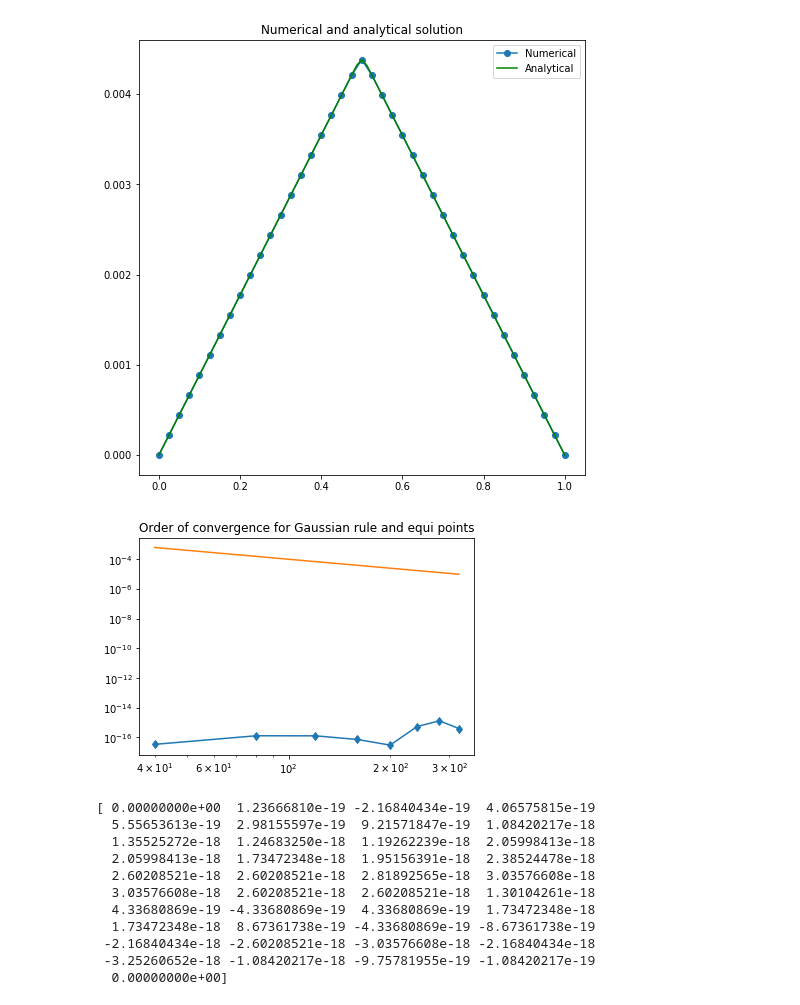
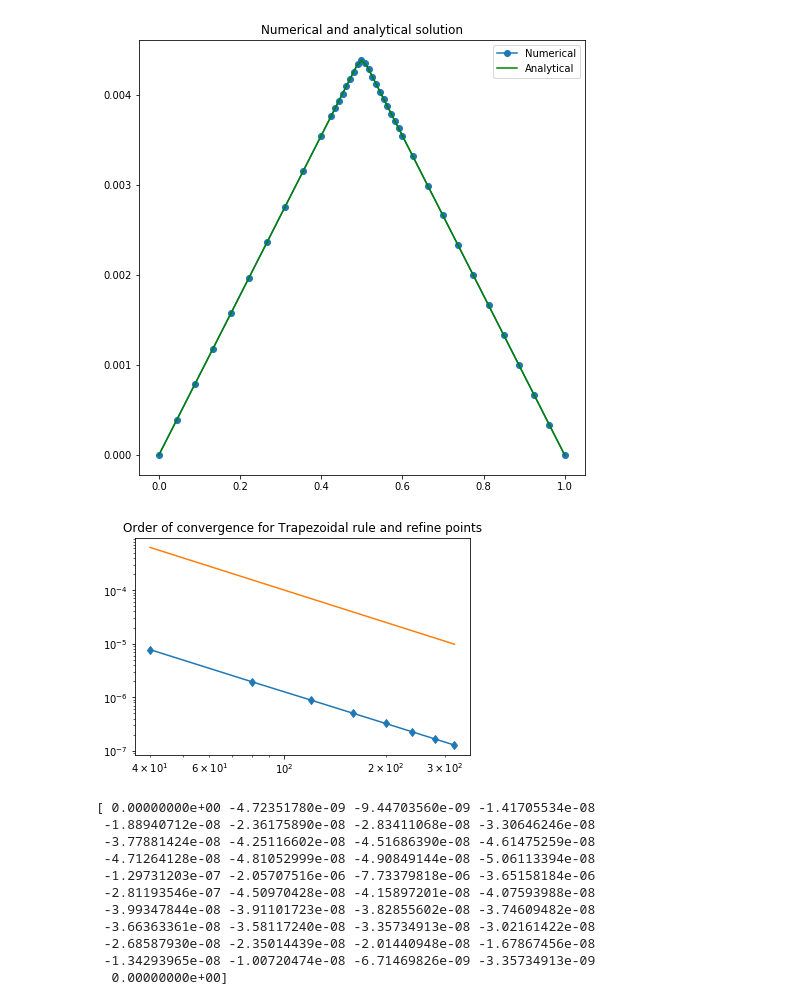
Before and after one commit to fdrmrc/HigherNumericalMathematicsPS, a Jupyter notebook: Sheet6/FEM_Poisson.ipynb, the cells around one changed output. Saved outputs shown, nothing was run; the diff lists cells and outputs as text; code cells hidden in the pictures.

Commit message:
Add comments on refinement

```diff
--- a/Sheet6/FEM_Poisson.ipynb
+++ b/Sheet6/FEM_Poisson.ipynb
@@ -2,10 +2,10 @@
 import numpy as np
 import matplotlib.pyplot as plt
 import scipy.integrate as integrate
-from scipy import interpolate
 from scipy.special import erf
 from math import pi
-
+import warnings
+warnings.filterwarnings('ignore')
 
 def rhs1(x):
     return np.sin(pi*x)
@@ -60,7 +60,7 @@ def load_vector(M,rhs,x,quadrature):
 rhs = rhs2
 ###########################
 
-M = 50
+M = 40
 h = 1/M
 x = np.linspace(0,1,M+1)
 A = -np.diag(np.ones(M-2),-1) + 2*np.diag(np.ones(M-1)) - np.diag(np.ones(M-2),+1)
@@ -130,13 +180,14 @@ def nodegen(M,nodtype):
             # parabolic distribution of nodes
             x[i] =((i)/(M))**2
     elif nodtype == 'refine':
+
         M1 = np.int(np.floor((M)/4))
         M2 = np.int(np.floor((M)/2))
         M3 = np.int(np.floor((M)/4))
 
-        x1 = np.linspace(0,0.45,M1)
-        x2 = np.linspace(0.45 + 1/M,0.55,M2)
-        x3 = np.linspace(0.55 + 1/M,1,M3+1)
+        x1 = np.linspace(0,0.40,M1)
+        x2 = np.linspace(0.40 + 1/M,0.60,M2)
+        x3 = np.linspace(0.60 + 1/M,1,M3+1)
         x = np.concatenate((x1,x2,x3))
     elif nodetype == 'equi':
         x = np.linspace(0,1,M+1)
@@ -168,7 +219,7 @@ def load_vector_noneq(M,rhs,x,quadrature):
     if quadrature == 'Gaussian':
         for i in range(1,M):
             b.append(integrate.quad(lambda y: (y-x[i-1])/(h[i-1])*rhs(y),x[i-1],x[i])[0] + integrate.quad(lambda y: (x[i+1]-y)/(h[i])*rhs(y),x[i],x[i+1])[0])
-    elif quadrature == 'Midpoint':
+    elif quadrature == 'Trapezoidal':
         for i in range(1,M):
             b.append(rhs(x[i])*(h[i-1] + h[i])/2) #O(h^2)
 
@@ -180,48 +231,48 @@ def Fem1dPoisson(M,x,rhs,quadr):
     A = stiffassembly(M,x)
     b = load_vector_noneq(M,rhs,x,quadr)
     u_int = np.linalg.solve(A,b)
     U = np.zeros(M+1)
     U[0] = 0
     U[1:M] = u_int
     U[M] = 0
 
     return U
 
 
 ######### COMPUTE THE SOLUTION
 
 M = 40
-nodetype = 'equi' #refine, para (parabolic), equi (equispaced)
+nodetype = 'refine' #refine, para (parabolic), equi (equispaced)
 x= nodegen(M,nodetype)
-quadr = 'Gaussian'
+quadr = 'Trapezoidal'
 U = Fem1dPoisson(M,x,rhs,quadr)
 
 
 x = nodegen(M,nodetype)
 plt.figure(figsize=(8,8))
 plt.plot(x,U,'-o',label='Numerical')
 xx = np.linspace(0,1,2*M+1) #to show anayltical solution
 plt.plot(xx,uex(xx,rhs),'g',label = 'Analytical')
 plt.legend()
 plt.title('Numerical and analytical solution')
 plt.show()
 
 mrange = np.array([40,80,120,160,200,240,280,320])
 convergence_plot_noneq(mrange,quadr,nodetype,rhs)
 # %% [output]
-[figure, old version]
+[figure, new version]
-[figure, old version]
+[figure, new version]
 # %%
 print(uex(x,rhs)-U) #I'm exact if I use Gaussian quadrature
 # %% [output]
-[ 0.00000000e+00  1.23666810e-19 -2.16840434e-19  4.06575815e-19
-  5.55653613e-19  2.98155597e-19  9.21571847e-19  1.08420217e-18
-  1.35525272e-18  1.24683250e-18  1.19262239e-18  2.05998413e-18
-  2.05998413e-18  1.73472348e-18  1.95156391e-18  2.38524478e-18
-  2.60208521e-18  2.60208521e-18  2.81892565e-18  3.03576608e-18
-  3.03576608e-18  2.60208521e-18  2.60208521e-18  1.30104261e-18
-  4.33680869e-19 -4.33680869e-19  4.33680869e-19  1.73472348e-18
-  1.73472348e-18  8.67361738e-19 -4.33680869e-19 -8.67361738e-19
- -2.16840434e-18 -2.60208521e-18 -3.03576608e-18 -2.16840434e-18
- -3.25260652e-18 -1.08420217e-18 -9.75781955e-19 -1.08420217e-19
+[ 0.00000000e+00 -4.72351780e-09 -9.44703560e-09 -1.41705534e-08
+ -1.88940712e-08 -2.36175890e-08 -2.83411068e-08 -3.30646246e-08
+ -3.77881424e-08 -4.25116602e-08 -4.51686390e-08 -4.61475259e-08
+ -4.71264128e-08 -4.81052999e-08 -4.90849144e-08 -5.06113394e-08
+ -1.29731203e-07 -2.05707516e-06 -7.73379818e-06 -3.65158184e-06
+ -2.81193546e-07 -4.50970428e-08 -4.15897201e-08 -4.07593988e-08
+ -3.99347844e-08 -3.91101723e-08 -3.82855602e-08 -3.74609482e-08
+ -3.66363361e-08 -3.58117240e-08 -3.35734913e-08 -3.02161422e-08
+ -2.68587930e-08 -2.35014439e-08 -2.01440948e-08 -1.67867456e-08
+ -1.34293965e-08 -1.00720474e-08 -6.71469826e-09 -3.35734913e-09
   0.00000000e+00]
```
Also changed, not shown: parts of 8 cells of this notebook.
